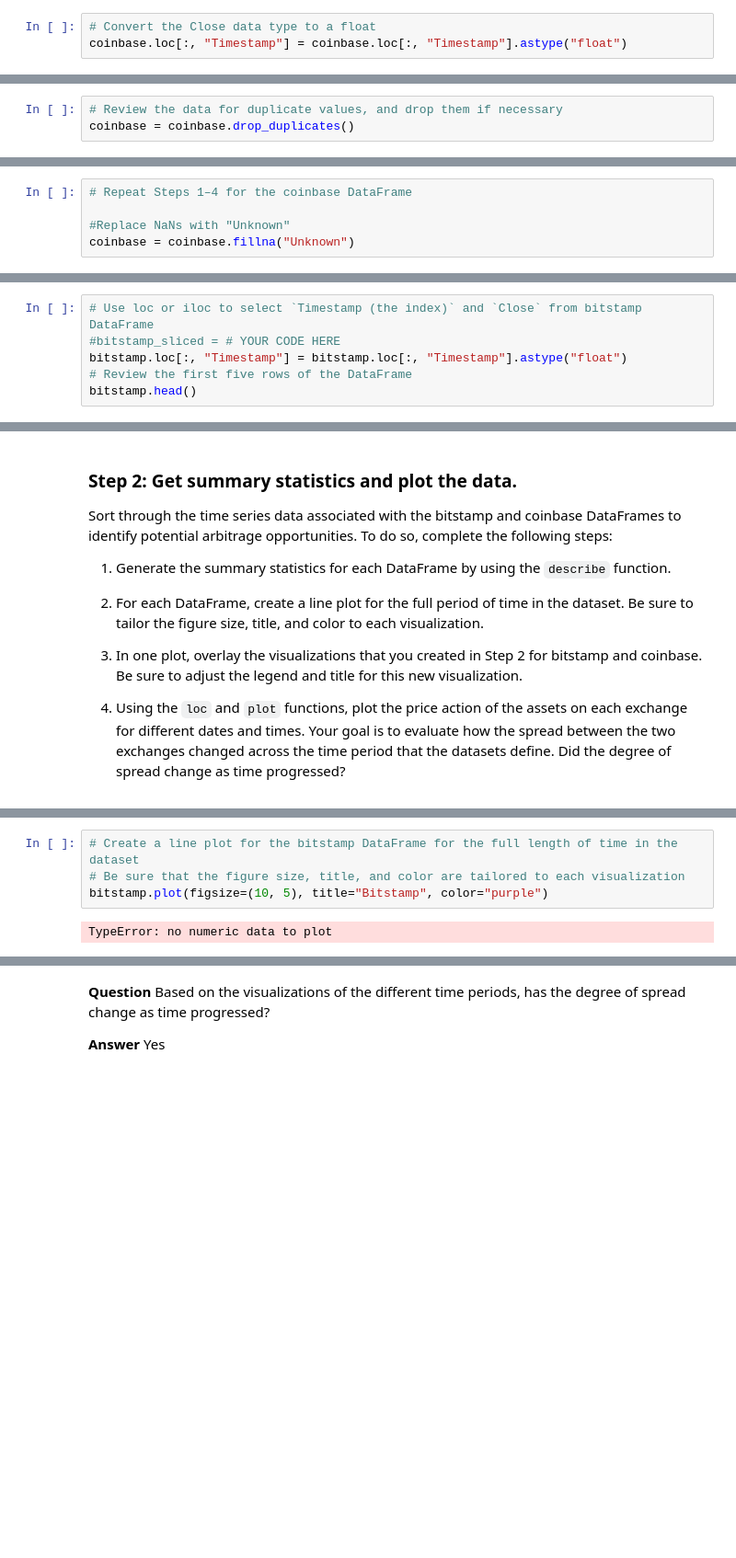
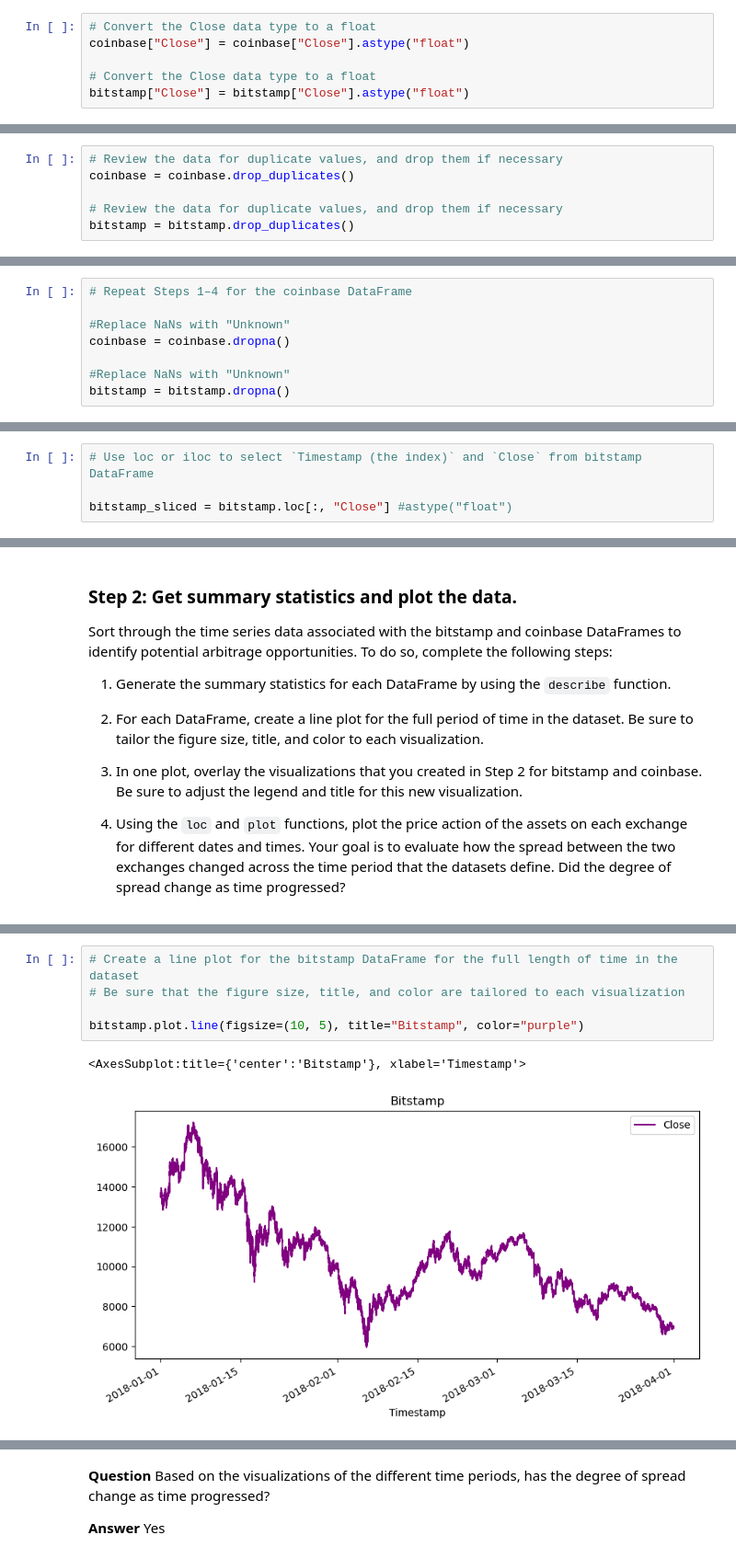
Before and after one commit to Amhaynie/ThirdModule, a Jupyter notebook: crypto_arbitrage.ipynb, the cells around one changed output, grey strips where cells are left out. Shown at 92% size. Saved outputs shown, nothing was run; the diff lists cells and outputs as text; blank space fills up the shorter version.

```diff
--- a/crypto_arbitrage.ipynb
+++ b/crypto_arbitrage.ipynb
@@ -125,4 +125,7 @@ KeyError: 'Timestamp'
 ### Step 3: Convert the data type of the Close column to a `float`.
 # %%
 # Convert the Close data type to a float
-coinbase.loc[:, "Timestamp"] = coinbase.loc[:, "Timestamp"].astype("float")
+coinbase["Close"] = coinbase["Close"].astype("float")
+
+# Convert the Close data type to a float
+bitstamp["Close"] = bitstamp["Close"].astype("float")
@@ -133,13 +134,19 @@ KeyError: 'Timestamp'
 # %%
 # Review the data for duplicate values, and drop them if necessary
 coinbase = coinbase.drop_duplicates()
+
+# Review the data for duplicate values, and drop them if necessary
+bitstamp = bitstamp.drop_duplicates()
 # %% [markdown]
 ### Step 5: Repeat Steps 1–4 for the coinbase DataFrame.
 # %%
 # Repeat Steps 1–4 for the coinbase DataFrame
 
 #Replace NaNs with "Unknown"
-coinbase = coinbase.fillna("Unknown")
+coinbase = coinbase.dropna()
+
+#Replace NaNs with "Unknown"
+bitstamp = bitstamp.dropna()
 # %% [markdown]
 ## Analyze the Data
 
@@ -163,6 +177,4 @@ Select the data you want to analyze. Use `loc` or `iloc` to select the following
 # %%
 # Use loc or iloc to select `Timestamp (the index)` and `Close` from bitstamp DataFrame
-#bitstamp_sliced = # YOUR CODE HERE
-bitstamp.loc[:, "Timestamp"] = bitstamp.loc[:, "Timestamp"].astype("float")
-# Review the first five rows of the DataFrame
-bitstamp.head()
+
+bitstamp_sliced = bitstamp.loc[:, "Close"] #astype("float")
@@ -201,9 +242,11 @@ TypeError: no numeric data to plot
 # %%
 # Create a line plot for the bitstamp DataFrame for the full length of time in the dataset
 # Be sure that the figure size, title, and color are tailored to each visualization
-bitstamp.plot(figsize=(10, 5), title="Bitstamp", color="purple")
+
+bitstamp.plot.line(figsize=(10, 5), title="Bitstamp", color="purple")
 # %% [output]
-TypeError: no numeric data to plot
+<AxesSubplot:title={'center':'Bitstamp'}, xlabel='Timestamp'>
+[figure, added]
 # %%
 # Create a line plot for the coinbase DataFrame for the full length of time in the dataset
 # Be sure that the figure size, title, and color are tailored to each visualization
```
Also changed, not shown: parts of 30 cells of this notebook.
